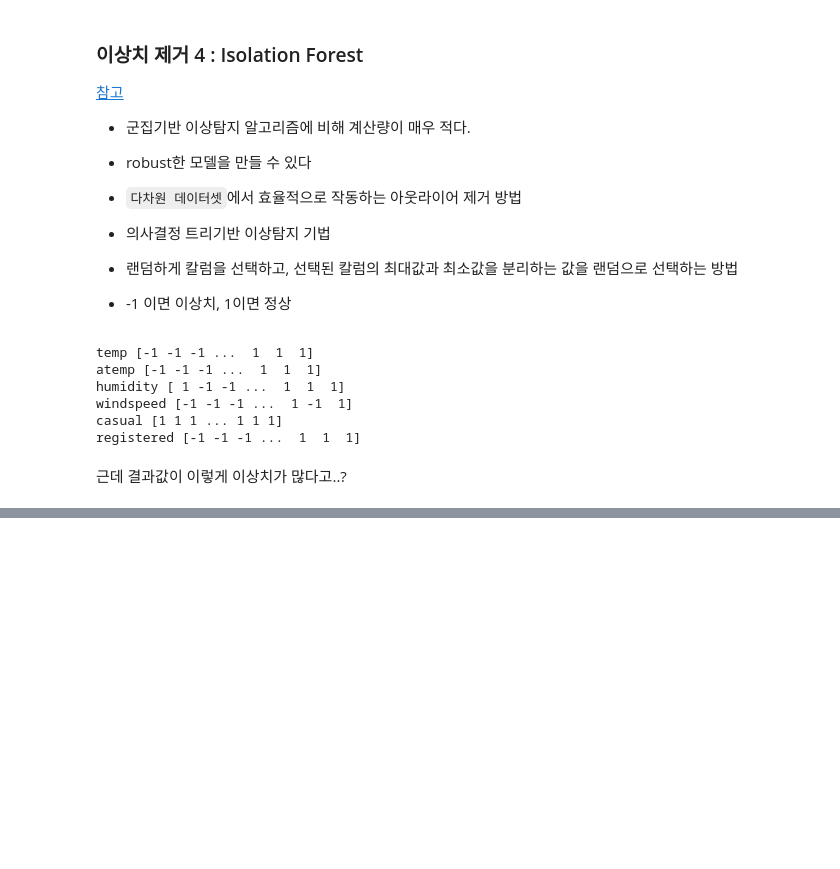
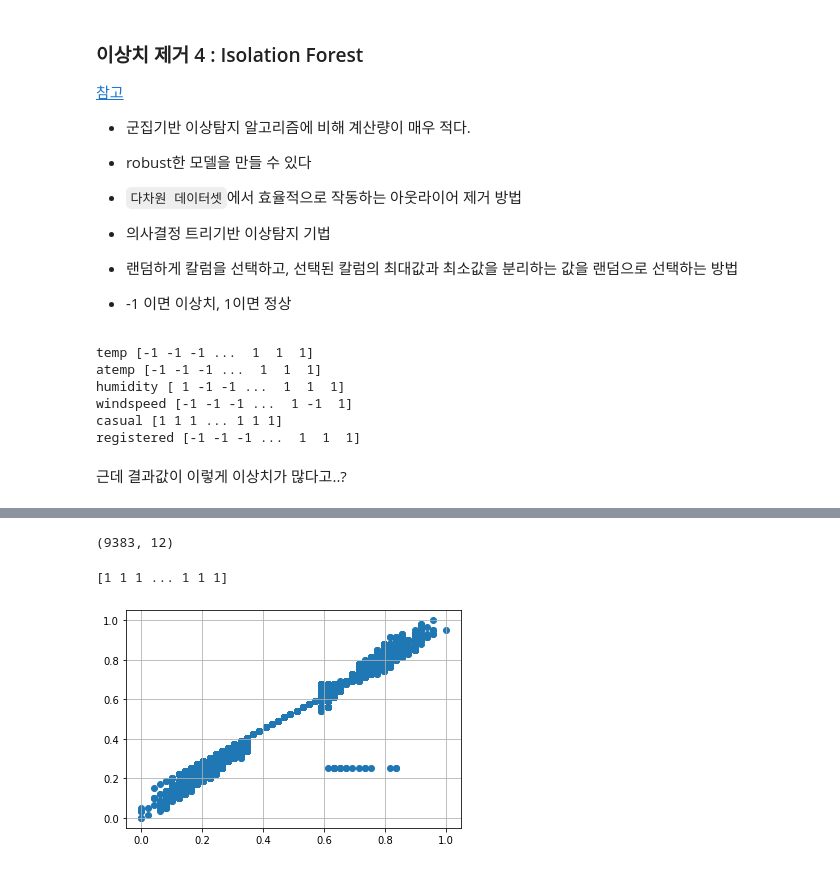
Before and after one commit to datacampic/ML, a Jupyter notebook: 손학영/Preprocessing.ipynb, the cells around one changed output, grey strips where cells are left out. Drawn from its saved outputs; the diff is of its cells as text; code cells hidden in the pictures; blank space fills up the shorter version.

```diff
--- a/손학영/Preprocessing.ipynb
+++ b/손학영/Preprocessing.ipynb
@@ -348,0 +398,18 @@ registered [-1 -1 -1 ...  1  1  1]
+# %%
+df_bi.shape
+# %% [output]
+(9383, 12)
+# %%
+from sklearn.neighbors import LocalOutlierFactor
+
+clf = LocalOutlierFactor(n_neighbors= 10, contamination=0.1)
+# 경험적으로 k =20이 좋다고 한다. threshold = contamination (train data 중 몇 %가 outlier인지 지정)
+y_pred = clf.fit_predict(np.array(df_bi['temp']).reshape(-1,1))
+print(y_pred)
+# %% [output]
+[1 1 1 ... 1 1 1]
+# %%
+plt.scatter(df_bi['temp'], df_bi['atemp'])
+plt.grid()
+# %% [output]
+[figure, added]
```
Also changed, not shown: parts of 36 cells of this notebook.
